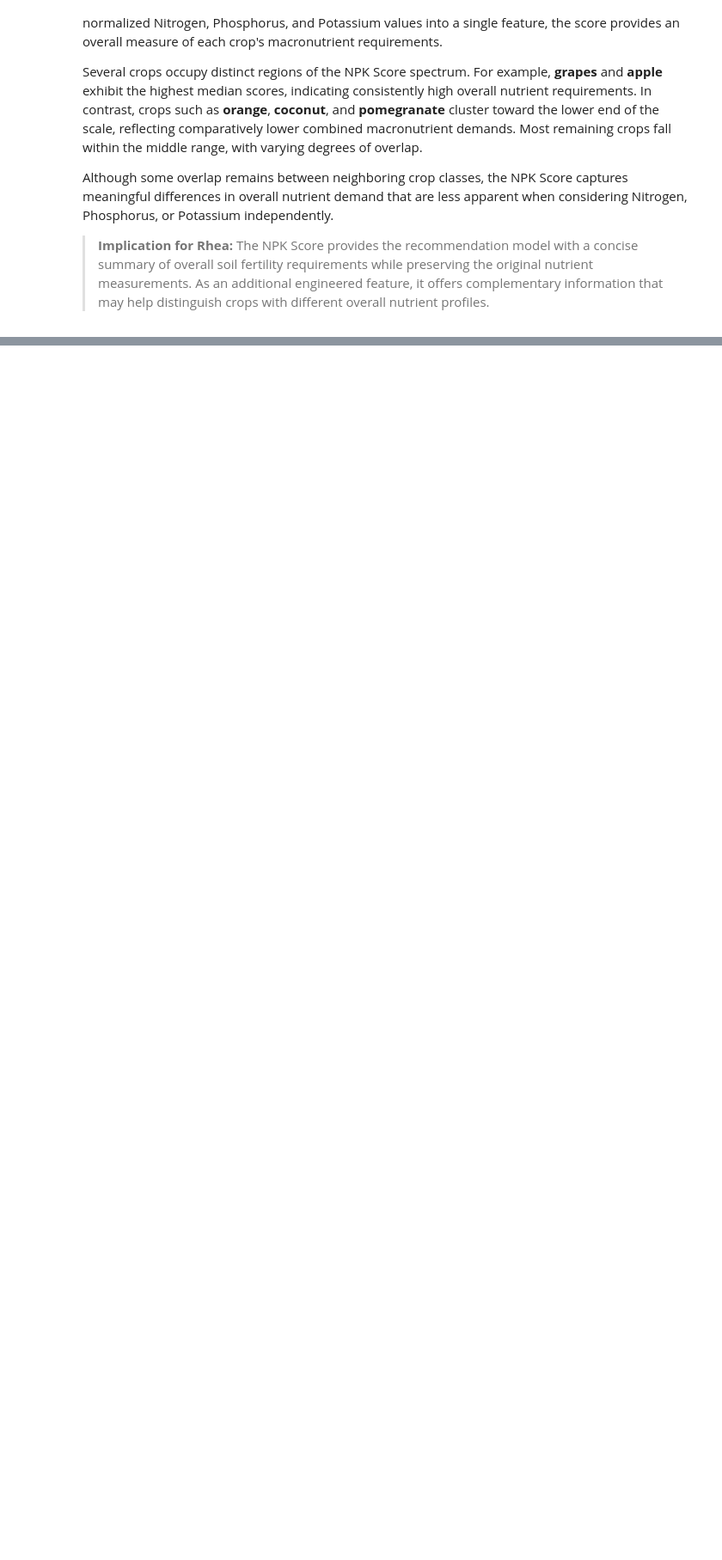
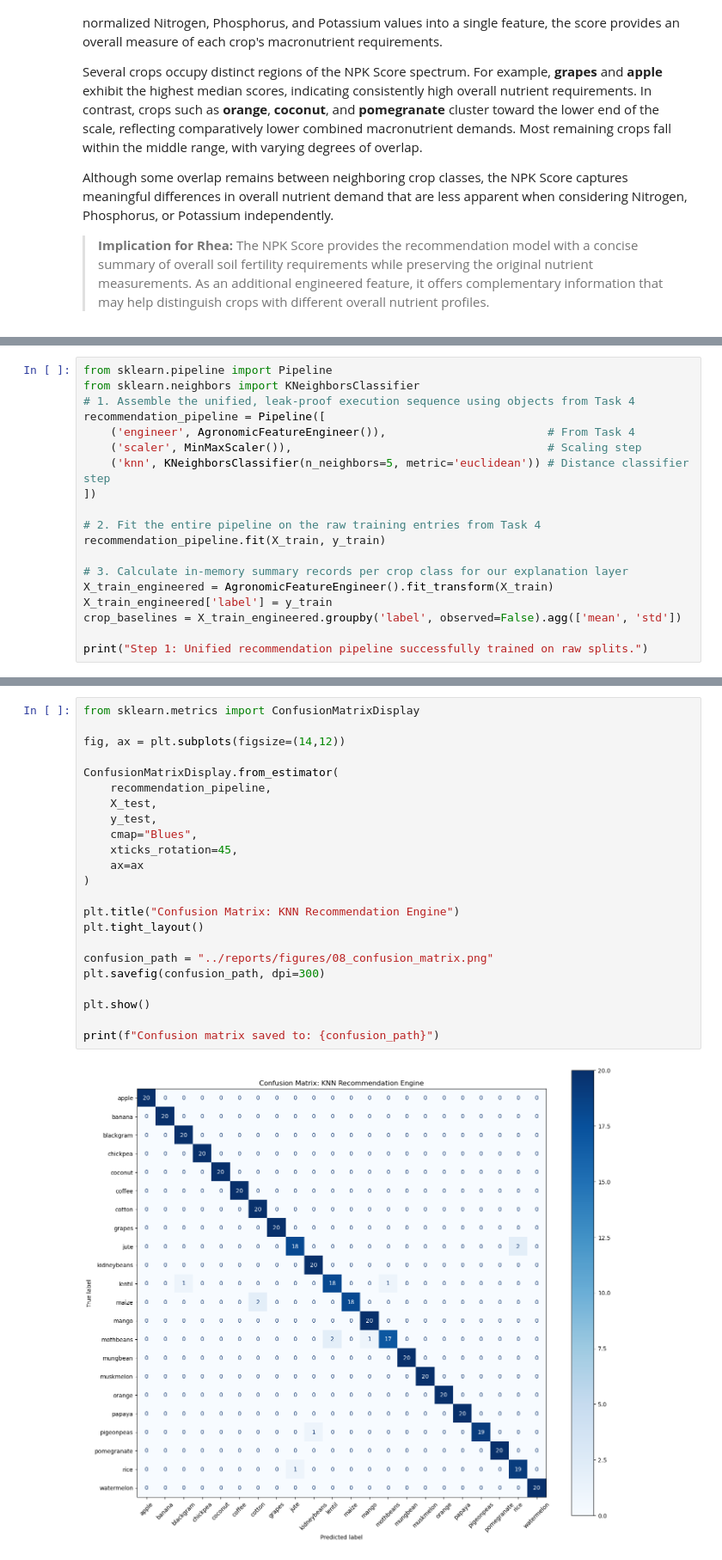
Before and after one commit to Kobeyvines/Crop_Recommendation, a Jupyter notebook: notebooks/analysis.ipynb, the cells around one changed output, grey strips where cells are left out. Shown at 86% size. Cells and saved outputs as stored; diff of their text form; blank space fills up the shorter version.

```diff
--- a/notebooks/analysis.ipynb
+++ b/notebooks/analysis.ipynb
@@ -634,0 +689,19 @@ Enriched dataset containing new features successfully written to: ../data/proces
+# %%
+from sklearn.pipeline import Pipeline
+from sklearn.neighbors import KNeighborsClassifier
+# 1. Assemble the unified, leak-proof execution sequence using objects from Task 4
+recommendation_pipeline = Pipeline([
+    ('engineer', AgronomicFeatureEngineer()),                        # From Task 4
+    ('scaler', MinMaxScaler()),                                      # Scaling step
+    ('knn', KNeighborsClassifier(n_neighbors=5, metric='euclidean')) # Distance classifier step
+])
+
+# 2. Fit the entire pipeline on the raw training entries from Task 4
+recommendation_pipeline.fit(X_train, y_train)
+
+# 3. Calculate in-memory summary records per crop class for our explanation layer
+X_train_engineered = AgronomicFeatureEngineer().fit_transform(X_train)
+X_train_engineered['label'] = y_train
+crop_baselines = X_train_engineered.groupby('label', observed=False).agg(['mean', 'std'])
+
+print("Step 1: Unified recommendation pipeline successfully trained on raw splits.")
@@ -634,0 +933,25 @@ Enriched dataset containing new features successfully written to: ../data/proces
+# %%
+from sklearn.metrics import ConfusionMatrixDisplay
+
+fig, ax = plt.subplots(figsize=(14,12))
+
+ConfusionMatrixDisplay.from_estimator(
+    recommendation_pipeline,
+    X_test,
+    y_test,
+    cmap="Blues",
+    xticks_rotation=45,
+    ax=ax
+)
+
+plt.title("Confusion Matrix: KNN Recommendation Engine")
+plt.tight_layout()
+
+confusion_path = "../reports/figures/08_confusion_matrix.png"
+plt.savefig(confusion_path, dpi=300)
+
+plt.show()
+
+print(f"Confusion matrix saved to: {confusion_path}")
+# %% [output]
+[figure, added]
```
Also changed, not shown: parts of 33 cells of this notebook, 4 other files.
